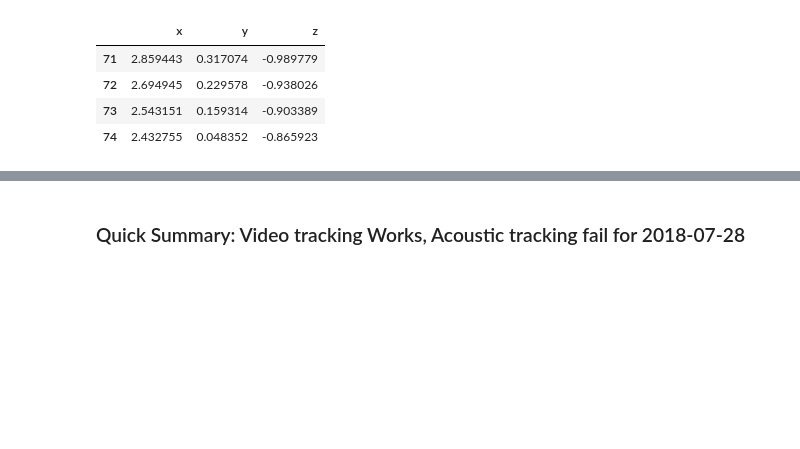
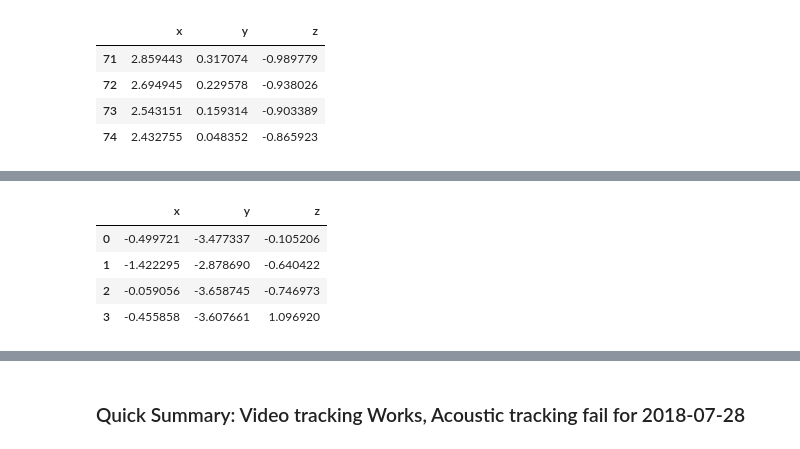
Before and after one commit to thejasvibr/projectushichka, a Jupyter notebook: acoustic-tracking/trying-acoustic-tracking.ipynb, the cells around one changed output, grey strips where cells are left out. Saved outputs shown, nothing was run; the diff lists cells and outputs as text; code cells hidden in the pictures; blank space fills up the shorter version.

```diff
--- a/acoustic-tracking/trying-acoustic-tracking.ipynb
+++ b/acoustic-tracking/trying-acoustic-tracking.ipynb
@@ -387,4 +380,12 @@ for each in range(4):
 # %% [output]
 [interactive output not drawn]
 [interactive output not drawn]
+# %%
+mic_xyz-firstbatframes.loc[0,:]
+# %% [output]
+|  | x | y | z |
+| 0 | -0.499721 | -3.477337 | -0.105206 |
+| 1 | -1.422295 | -2.878690 | -0.640422 |
+| 2 | -0.059056 | -3.658745 | -0.746973 |
+| 3 | -0.455858 | -3.607661 | 1.096920 |
 # %%
```
Also changed, not shown: parts of 19 cells of this notebook, 1 other file.
